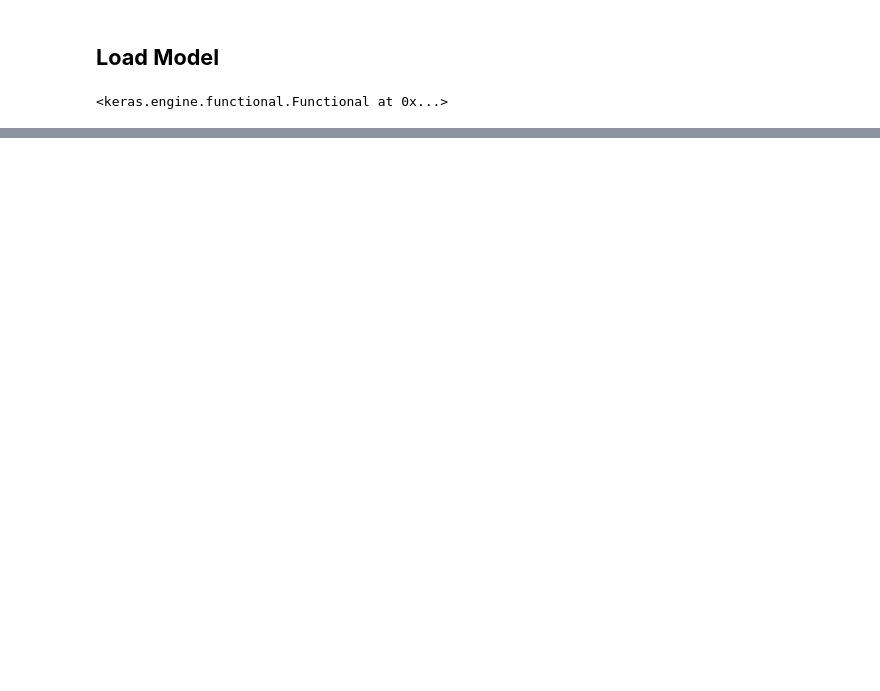
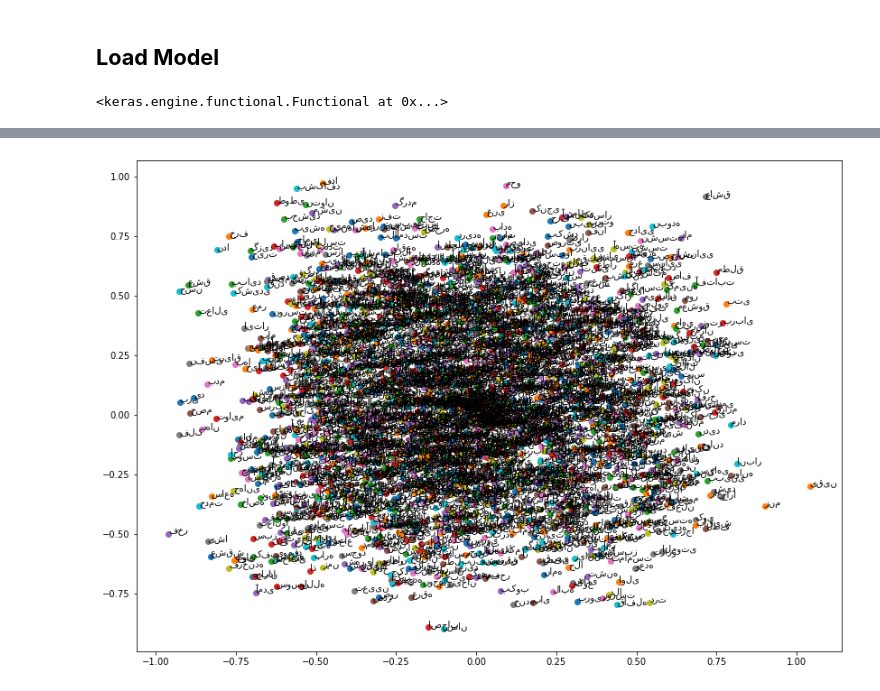
Before and after one commit to danfarh/word2vec, a Jupyter notebook: word2vec.ipynb, the cells around one changed output, grey strips where cells are left out. Cells and saved outputs as stored; diff of their text form; code cells hidden in the pictures; blank space fills up the shorter version.

```diff
--- a/word2vec.ipynb
+++ b/word2vec.ipynb
@@ -404,0 +383,3 @@ get_most_similarity('کنج')
+# %%
+# get input weights
+weights = model.get_weights()[0]
@@ -404,0 +390,6 @@ get_most_similarity('کنج')
+# %%
+embedding_dict = {}
+for word,index in tokenizer.word_index.items():
+    embedding_dict.update({
+        word: weights[index]
+        })
@@ -404,0 +416,8 @@ get_most_similarity('کنج')
+# %%
+plt.figure(figsize=(14, 10))
+for word in list(tokenizer.word_index.keys()):
+    coord = embedding_dict.get(word)
+    plt.scatter(coord[0], coord[1])
+    plt.annotate(word, (coord[0], coord[1]))
+# %% [output]
+[figure, added]
```
Also changed, not shown: parts of 24 cells of this notebook.
